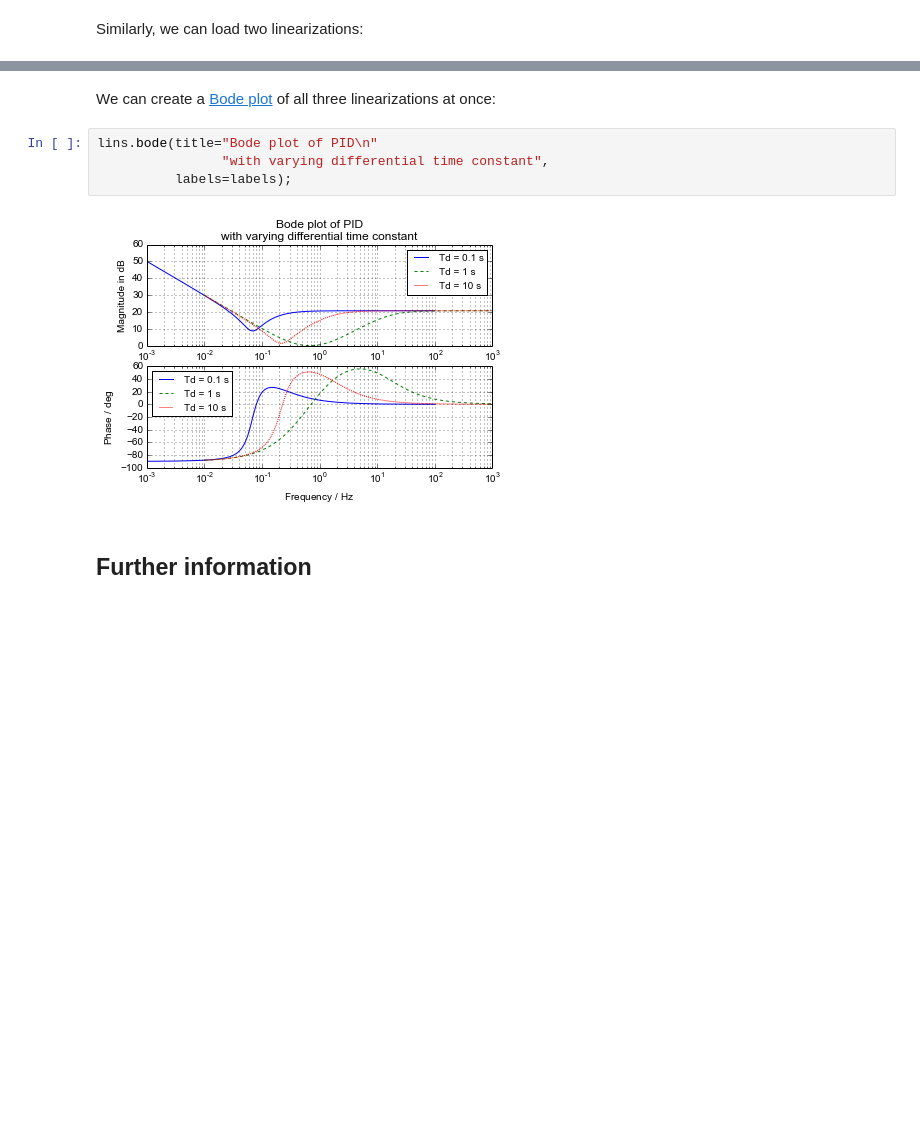
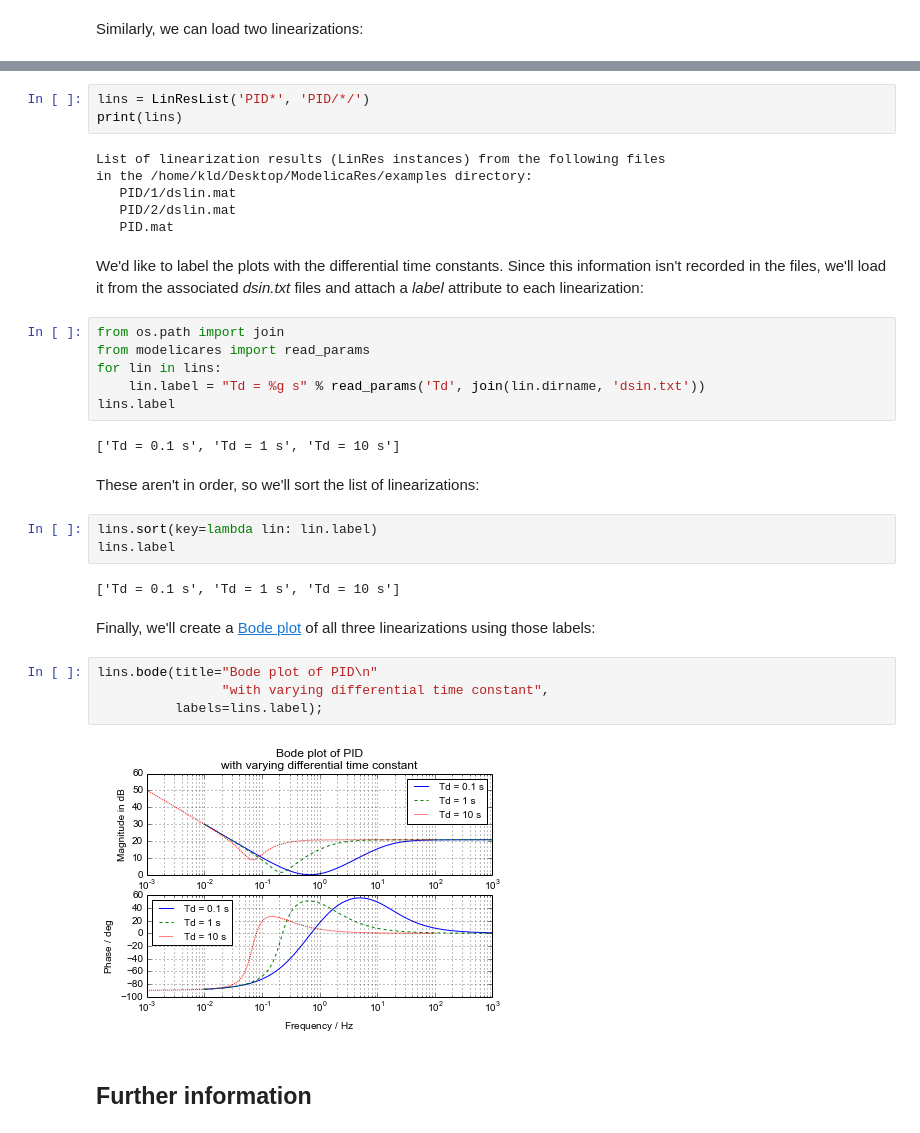
Before and after one commit to kdavies4/ModelicaRes, a Jupyter notebook: examples/tutorial.ipynb, the cells around one changed output, grey strips where cells are left out. Drawn from its saved outputs; the diff is of its cells as text; blank space fills up the shorter version.

```diff
--- a/examples/tutorial.ipynb
+++ b/examples/tutorial.ipynb
@@ -314,11 +308,37 @@ It's necessary to provide the differential time constants because they're not re
+# %%
+lins = LinResList('PID*', 'PID/*/')
+print(lins)
+# %% [output]
+List of linearization results (LinRes instances) from the following files
+in the /home/kld/Desktop/ModelicaRes/examples directory:
+   PID/1/dslin.mat
+   PID/2/dslin.mat
+   PID.mat
+# %% [markdown]
+We'd like to label the plots with the differential time constants.  Since this information isn't recorded in the files, we'll load it from the associated *dsin.txt* files and attach a *label* attribute to each linearization:
+# %%
+from os.path import join
+from modelicares import read_params
+for lin in lins:
+    lin.label = "Td = %g s" % read_params('Td', join(lin.dirname, 'dsin.txt'))
+lins.label
+# %% [output]
+['Td = 0.1 s', 'Td = 1 s', 'Td = 10 s']
+# %% [markdown]
+These aren't in order, so we'll sort the list of linearizations:
+# %%
+lins.sort(key=lambda lin: lin.label)
+lins.label
+# %% [output]
+['Td = 0.1 s', 'Td = 1 s', 'Td = 10 s']
 # %% [markdown]
-We can create a [Bode plot](http://en.wikipedia.org/wiki/Bode_plot) of all three linearizations at once:
+Finally, we'll create a [Bode plot](http://en.wikipedia.org/wiki/Bode_plot) of all three linearizations using those labels:
 # %%
 lins.bode(title="Bode plot of PID\n"
                 "with varying differential time constant",
-          labels=labels);
+          labels=lins.label);
 # %% [output]
-[figure, old version]
+[figure, new version]
 # %% [markdown]
 ## Further information
 # %% [markdown]
```
Also changed, not shown: parts of 5 cells of this notebook, 12 other files.
